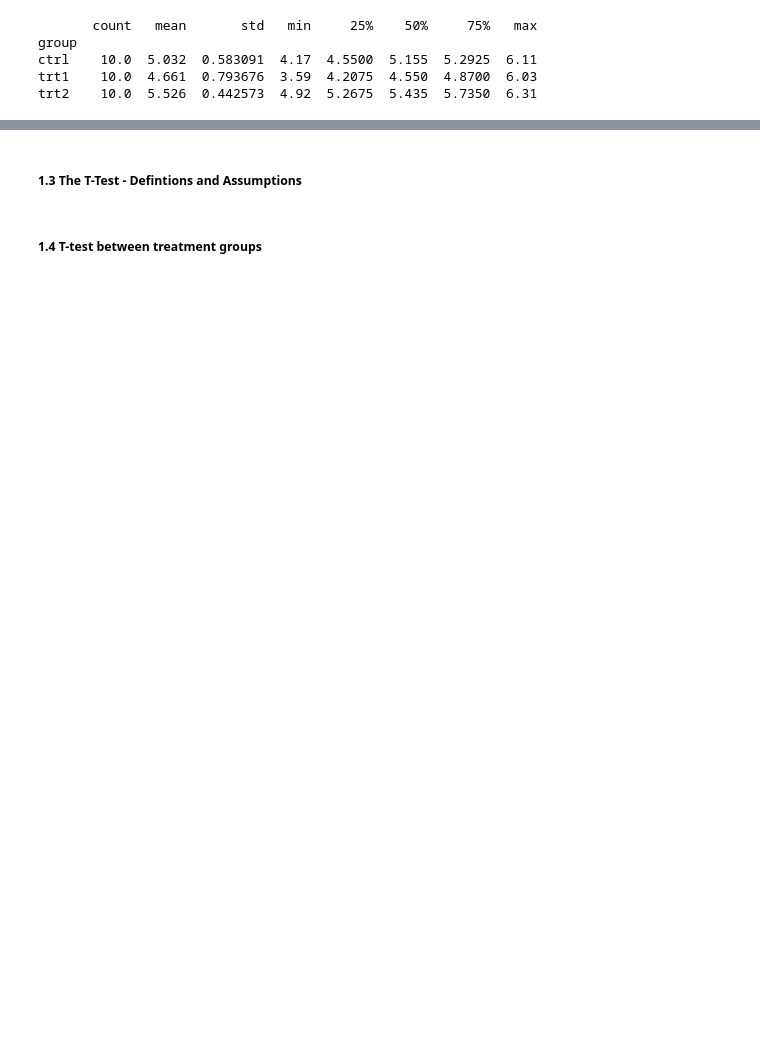
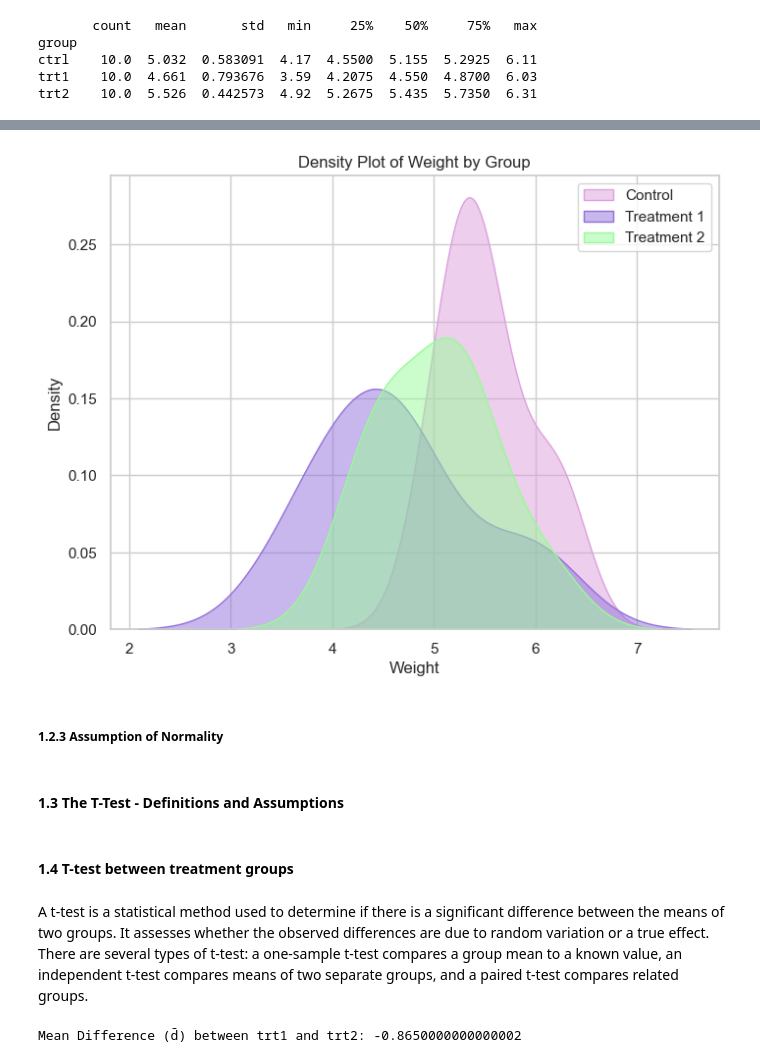
Before and after one commit to miriamroddy/appliedstatistics, a Jupyter notebook: project.ipynb, the cells around one changed output, grey strips where cells are left out. Drawn from its saved outputs; the diff is of its cells as text; code cells hidden in the pictures; blank space fills up the shorter version.

```diff
--- a/project.ipynb
+++ b/project.ipynb
@@ -99,4 +160,36 @@ plt.show()
+# %%
+# Lastly, let's create a density plot
+# Idea from https://python-graph-gallery.com/density-chart-multiple-groups-seaborn/
+plt.rcParams["figure.figsize"]=8,6
+sns.set_theme(style="whitegrid")
+sns.kdeplot(data=pgdata, x='weight', hue='group', fill=True, palette=palette, alpha=0.5)
+
+# Add title, labels and a legendS
+plt.title("Density Plot of Weight by Group")
+plt.xlabel("Weight")
+plt.ylabel("Density")
+plt.legend(labels=["Control", "Treatment 1", "Treatment 2"])
+plt.show()
+# %% [output]
+[figure, added]
+# %% [markdown]
+##### 1.2.3 Assumption of Normality
 # %% [markdown]
-##### 1.3 The T-Test - Defintions and Assumptions
+#### 1.3 The T-Test - Definitions and Assumptions
 # %% [markdown]
-##### 1.4 T-test between treatment groups
+#### 1.4 T-test between treatment groups
+# %% [markdown]
+A t-test is a statistical method used to determine if there is a significant difference between the means of two groups. It assesses whether the observed differences are due to random variation or a true effect. There are several types of t-test: a one-sample t-test compares a group mean to a known value, an independent t-test compares means of two separate groups, and a paired t-test compares related groups.
+# %%
+# Step 1
+# We're just looking at treatment groups (not ctrl) - we'll filter by these 2
+trt1 = pgdata[pgdata['group'] == 'trt1']['weight']
+trt2 = pgdata[pgdata['group'] == 'trt2']['weight']
+
+# Now calculate the mean difference
+mean_diff = trt1.mean() - trt2.mean()
+
+# Lastly print the result
+print("Mean Difference (d̄) between trt1 and trt2:", mean_diff)
+# %% [output]
+Mean Difference (d̄) between trt1 and trt2: -0.8650000000000002
```
Also changed, not shown: parts of 14 cells of this notebook.
